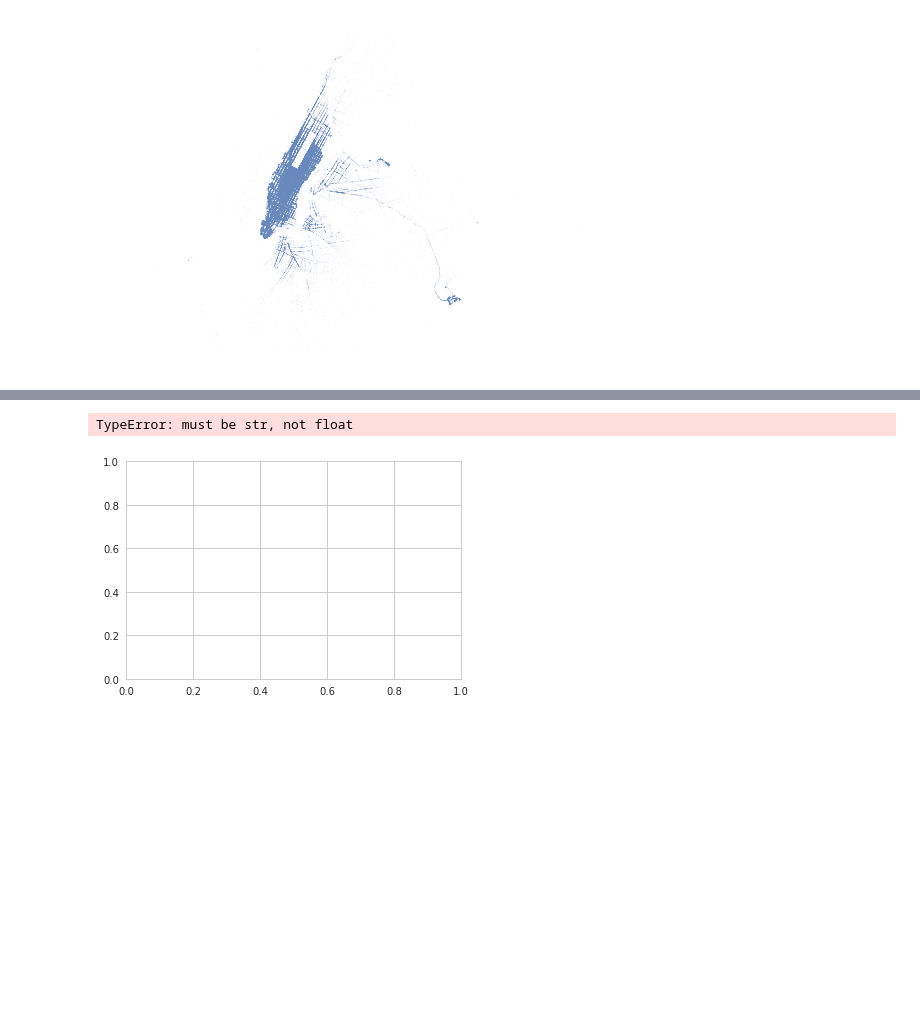
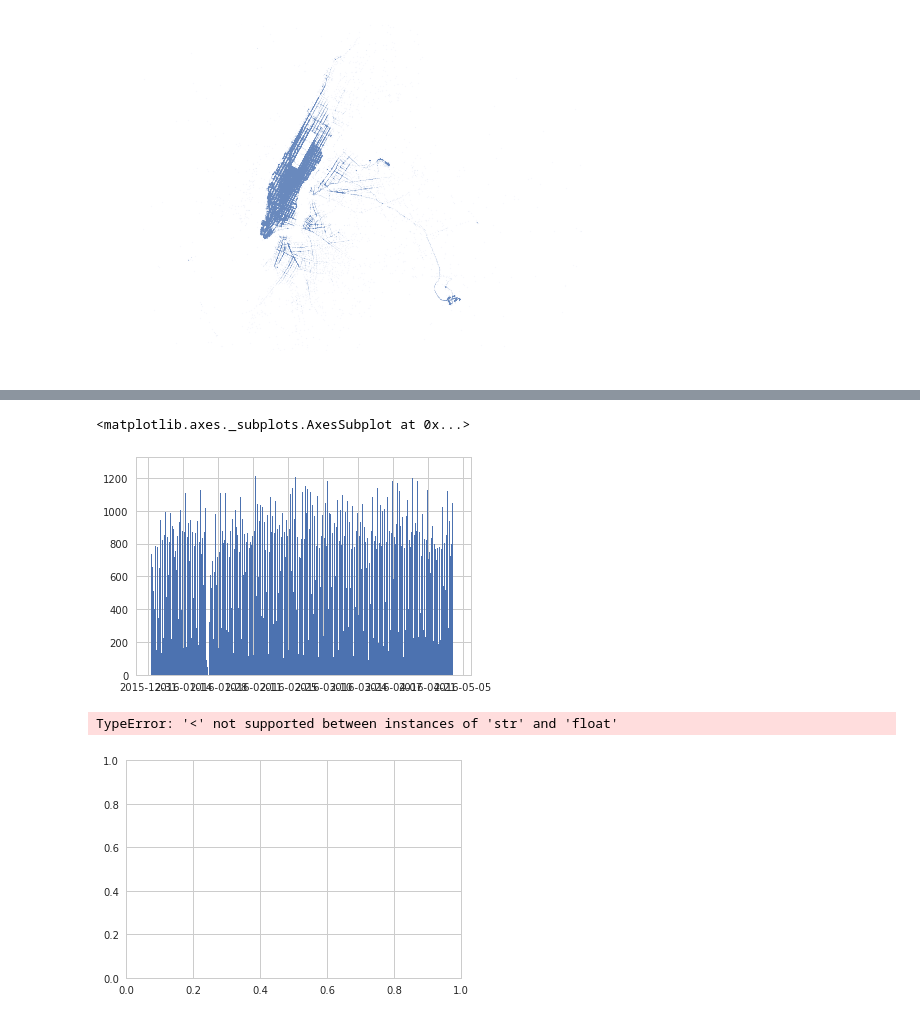
Before and after one commit to eigenSim/dss6a-regression, a Jupyter notebook: sim/sim_notes_1.ipynb, the cells around one changed output, grey strips where cells are left out. Cells and saved outputs as stored; diff of their text form; code cells hidden in the pictures; blank space fills up the shorter version.

```diff
--- a/sim/sim_notes_1.ipynb
+++ b/sim/sim_notes_1.ipynb
@@ -142,5 +147,10 @@ plt.axis('off')
+# %%
+data.dropoff_datetime.hist(bins = 1000)
+# %% [output]
+<matplotlib.axes._subplots.AxesSubplot at 0x...>
+[figure, added]
 # %%
-data.trip_duration.hist(bins = np.linspace(0., 10., 100))
+data.trip_duration.hist(bins = 10000)
 # %% [output]
-TypeError: must be str, not float
+TypeError: '<' not supported between instances of 'str' and 'float'
 [figure]
```
Also changed, not shown: parts of 2 cells of this notebook.
